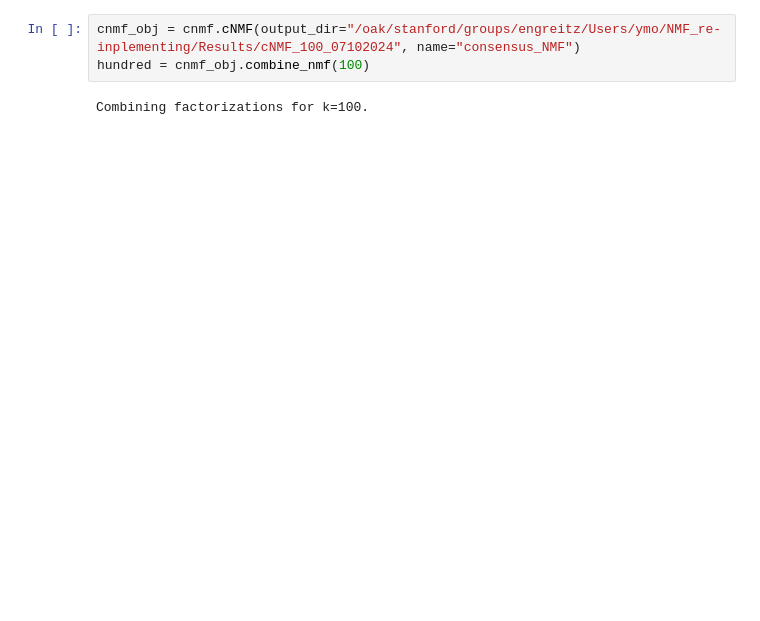
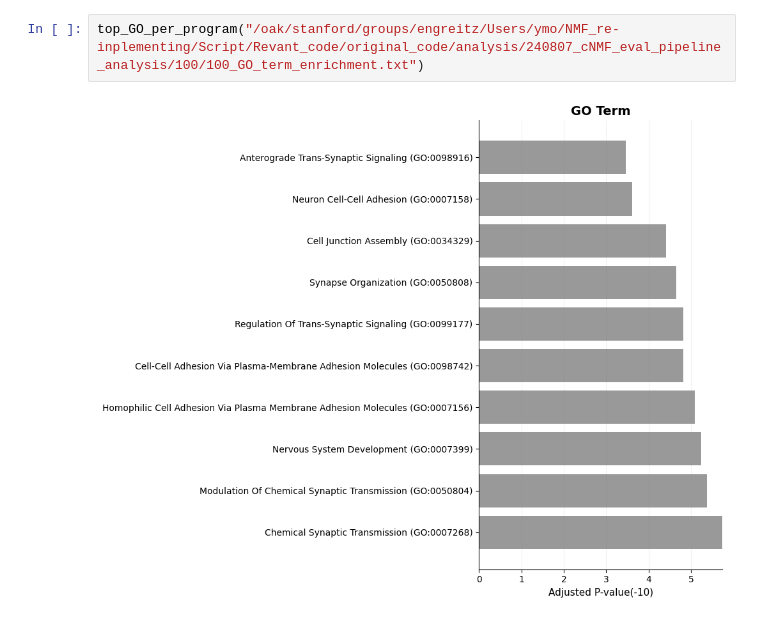
Before and after one commit to EngreitzLab/cNMF_benchmarking, a Jupyter notebook: cNMF_benchmakring_pipeline/Plotting/cNMF_program_analysis.ipynb, the cells around one changed output. Drawn from its saved outputs; the diff is of its cells as text; blank space fills up the shorter version.

Commit message:
new graph

```diff
--- a/cNMF_benchmakring_pipeline/Plotting/cNMF_program_analysis.ipynb
+++ b/cNMF_benchmakring_pipeline/Plotting/cNMF_program_analysis.ipynb
@@ -13,5 +127,4 @@ import cnmf
 # %%
-cnmf_obj = cnmf.cNMF(output_dir="/oak/stanford/groups/engreitz/Users/ymo/NMF_re-inplementing/Results/cNMF_100_07102024", name="consensus_NMF")
-hundred = cnmf_obj.combine_nmf(100)
+top_GO_per_program("/oak/stanford/groups/engreitz/Users/ymo/NMF_re-inplementing/Script/Revant_code/original_code/analysis/240807_cNMF_eval_pipeline_analysis/100/100_GO_term_enrichment.txt")
 # %% [output]
-Combining factorizations for k=100.
+[figure, added]
```
Also changed, not shown: parts of 12 cells of this notebook.
